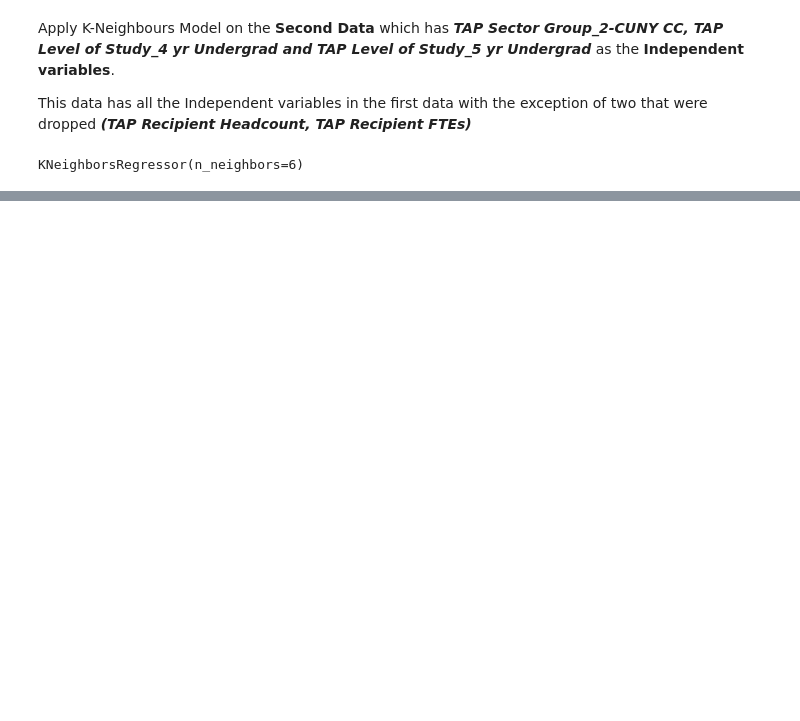
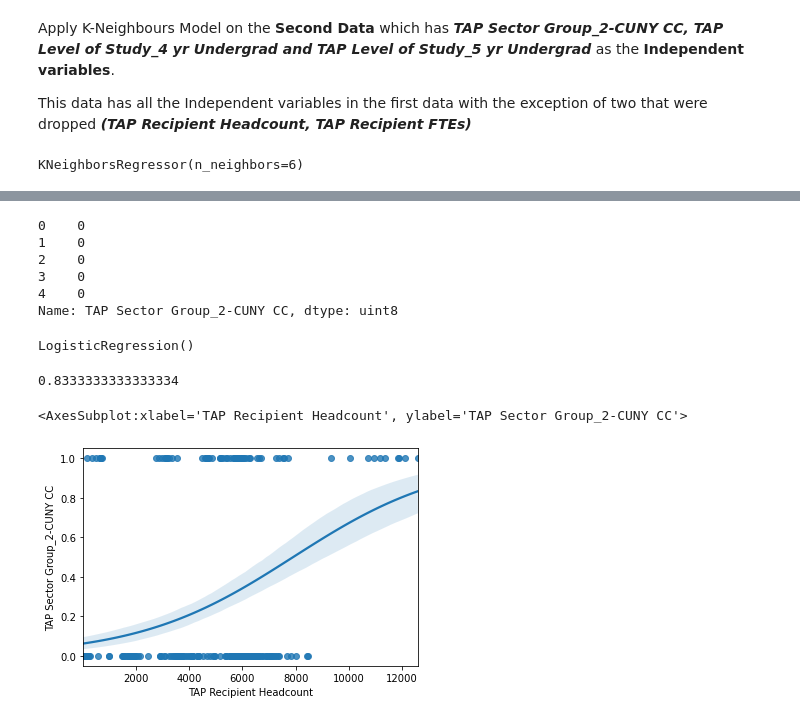
Before and after one commit to agyapongeli77/data-science-project, a Jupyter notebook: Project - MAT 328 Techniques In Data Science.ipynb, the cells around one changed output, grey strips where cells are left out. Saved outputs shown, nothing was run; the diff lists cells and outputs as text; code cells hidden in the pictures; blank space fills up the shorter version.

Commit message:
Classification task(Logistic Regression) added to the project

```diff
--- a/Project - MAT 328 Techniques In Data Science.ipynb
+++ b/Project - MAT 328 Techniques In Data Science.ipynb
@@ -484,0 +517,5 @@ Text(0.5, 1.0, 'MSE for diff. # of neighbors for the 2nd data')
+# %%
+x3 = cuny_tap_data_new.drop(columns = ["TAP College Name", "Academic Year", "TAP Sector Group_2-CUNY CC", \
+                                      "TAP Level of Study_4 yr Undergrad", "TAP Level of Study_5 yr Undergrad"])
+# %%
+y3 = cuny_tap_data_new["TAP Sector Group_2-CUNY CC"]
@@ -484,0 +533,14 @@ Text(0.5, 1.0, 'MSE for diff. # of neighbors for the 2nd data')
+# %%
+y3.head()
+# %% [output]
+0    0
+1    0
+2    0
+3    0
+4    0
+Name: TAP Sector Group_2-CUNY CC, dtype: uint8
+# %%
+logit_rg_model = LogisticRegression()
+logit_rg_model.fit(x3_train, y3_train)
+# %% [output]
+LogisticRegression()
@@ -484,0 +549,9 @@ Text(0.5, 1.0, 'MSE for diff. # of neighbors for the 2nd data')
+# %%
+accuracy_score(y3_test, y3_test_preds_logit)
+# %% [output]
+0.8333333333333334
+# %%
+sns.regplot(x = "TAP Recipient Headcount" , y = y3, data = x3, logistic = True)
+# %% [output]
+<AxesSubplot:xlabel='TAP Recipient Headcount', ylabel='TAP Sector Group_2-CUNY CC'>
+[figure, added]
```
Also changed, not shown: parts of 30 cells of this notebook.
